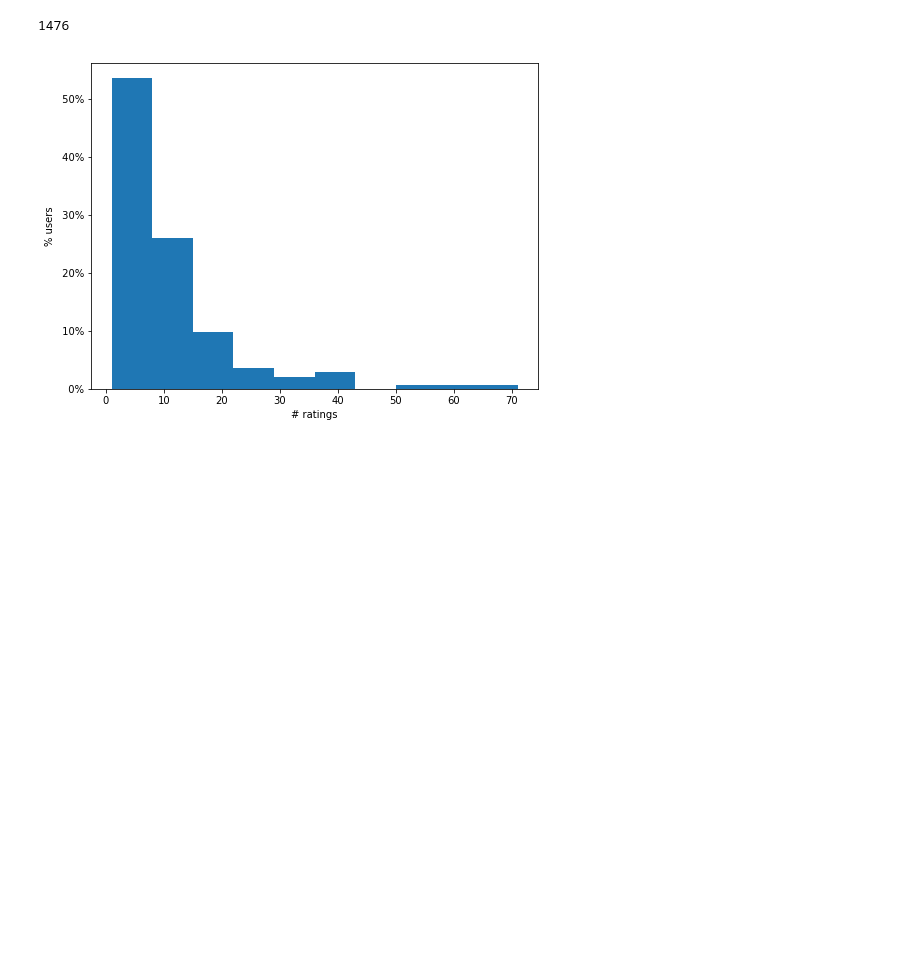
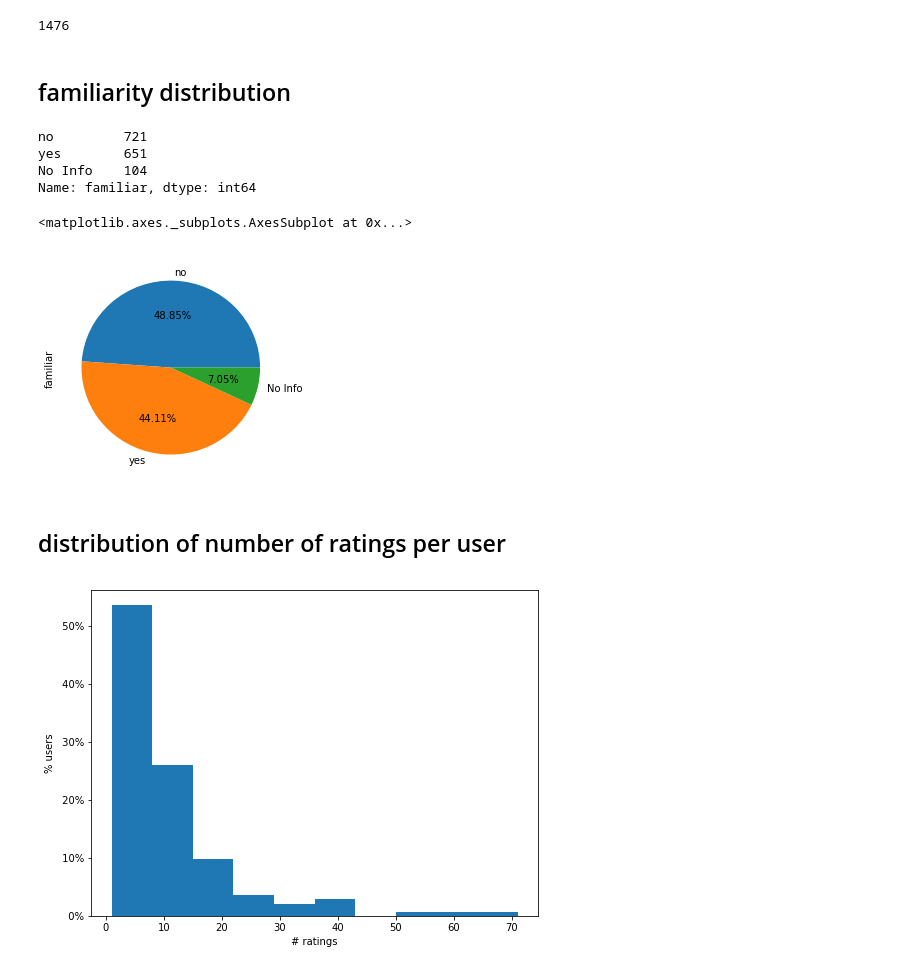
Before and after one commit to JHWu92/Cycling_safety, a Jupyter notebook: rating_platform/database report-1001.ipynb, the cells around one changed output. Saved outputs shown, nothing was run; the diff lists cells and outputs as text; code cells hidden in the pictures; blank space fills up the shorter version.

Commit message:
add distr by familiar and exp-lvl

```diff
--- a/rating_platform/database report-1001.ipynb
+++ b/rating_platform/database report-1001.ipynb
@@ -154,13 +154,29 @@ videos.shape,ratings.vid.nunique()
 # %% [output]
 ((549, 4), 510)
 # %%
-ratings = ratings.merge(users[['user_id','email']], left_on='uid', right_on='user_id').drop('uid', axis=1).merge(videos[['vid','URL']])
+ratings = ratings.merge(users[['user_id','email', 'experienceLevel']], left_on='uid', right_on='user_id').drop('uid', axis=1).merge(videos[['vid','URL']])
+ratings.experienceLevel = ratings.experienceLevel.fillna('No Info')
 ratings.URL = ratings.URL.apply(lambda x: 'https://www.youtube.com/watch?v='+x)
 # %%
 num_ratings = ratings.shape[0]
 num_ratings
 # %% [output]
 1476
+# %% [markdown]
+## familiarity distribution
+# %%
+ratings.familiar = ratings.familiar.fillna('No Info')
+print(ratings.familiar.value_counts())
+ratings.familiar.fillna('No Info').value_counts().plot(kind='pie',autopct='%.2f%%', figsize=(4,4))
+# %% [output]
+no         721
+yes        651
+No Info    104
+Name: familiar, dtype: int64
+<matplotlib.axes._subplots.AxesSubplot at 0x...>
+[figure, added]
+# %% [markdown]
+## distribution of number of ratings per user
 # %%
 plot_pcnt = True
 fn_suffix = ' (percentage)' if plot_pcnt else ''
```
Also changed, not shown: parts of 5 cells of this notebook.
